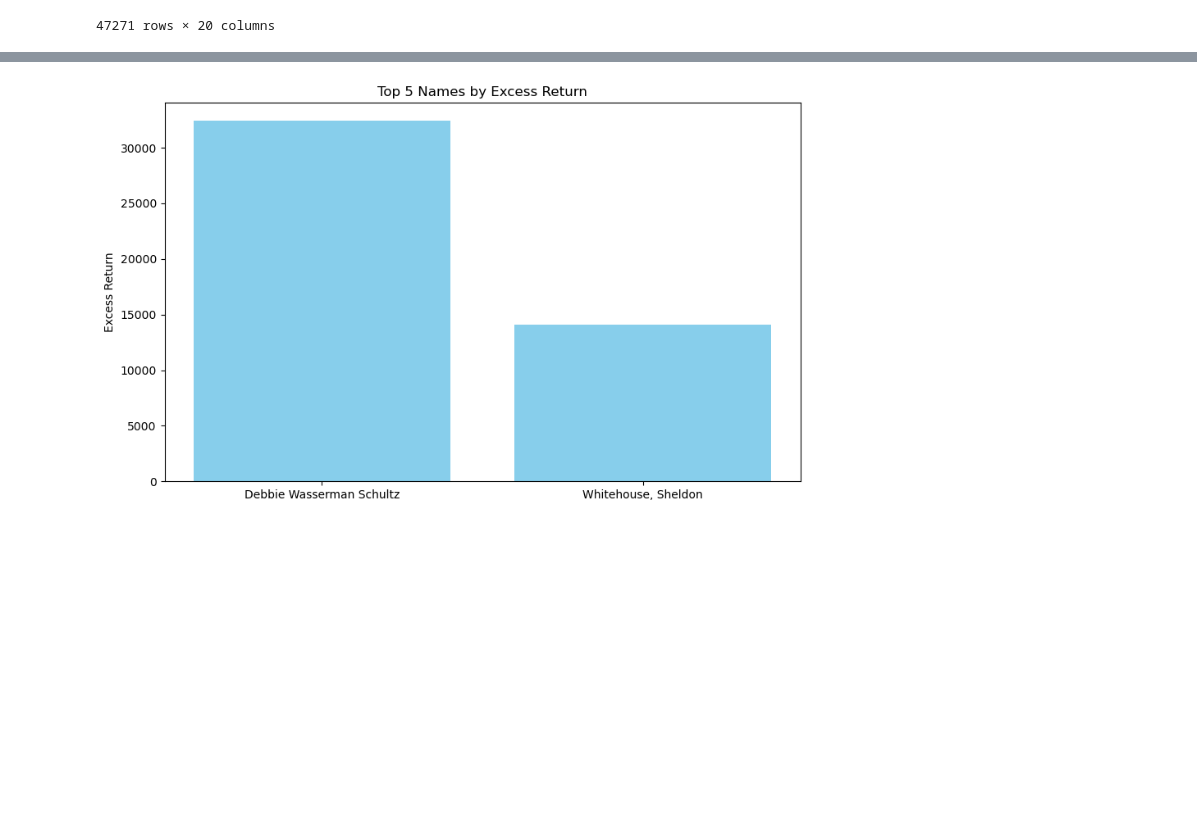
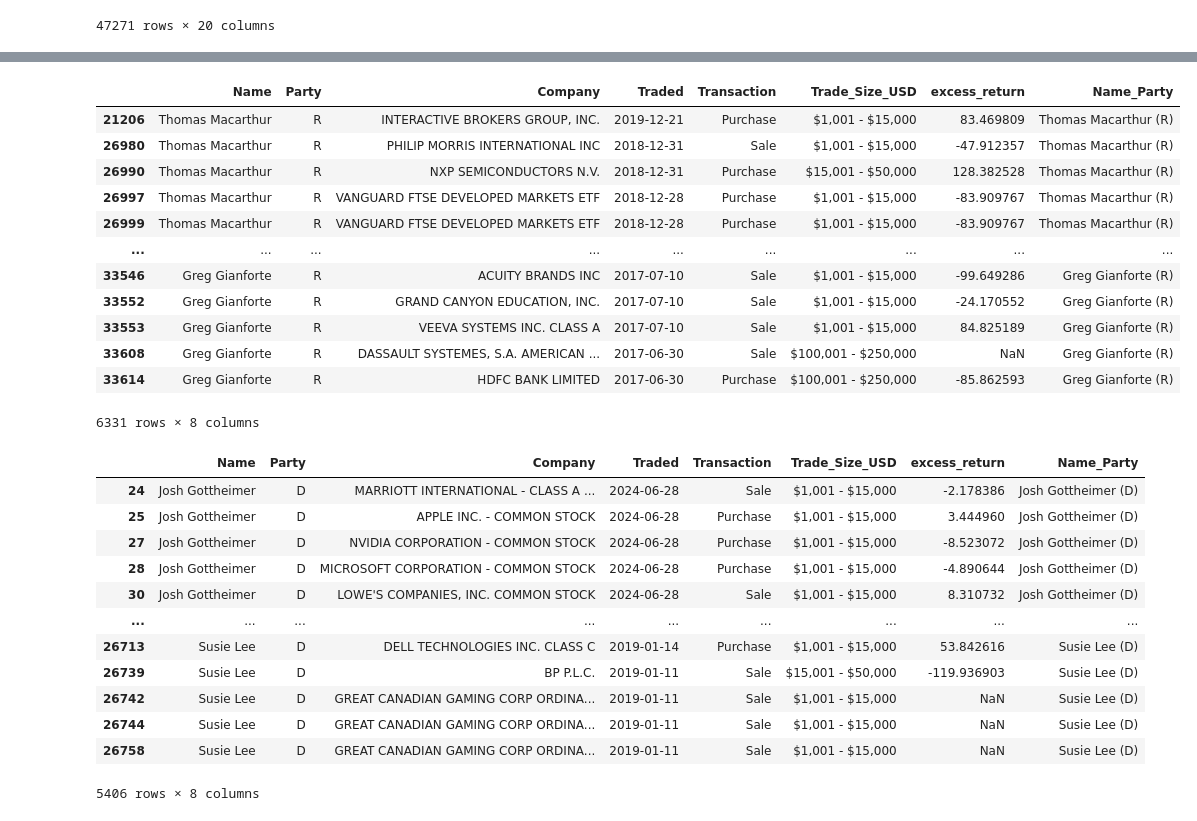
Before and after one commit to tsjohns9/ai-project-1, a Jupyter notebook: spencer.ipynb, the cells around one changed output, grey strips where cells are left out. Saved outputs shown, nothing was run; the diff lists cells and outputs as text; code cells hidden in the pictures; blank space fills up the shorter version.

```diff
--- a/spencer.ipynb
+++ b/spencer.ipynb
@@ -73,15 +67,42 @@ print(Gottheim_df)
-# %%
-plt.figure(figsize=(10, 6))
-plt.bar(x_df['Name'], Gottheim_df['excess_return'], color='skyblue')
-
-# Add labels and title
-# plt.xlabel('Name')
-plt.ylabel('Excess Return')
-plt.title(f'Top {n} Names by Excess Return')
-plt.xticks(rotation=0)
-
-# Display the plot
-# plt.tight_layout()
-plt.show()
-# %% [output]
-[figure, removed]
+# %%
+df_josh = x_df_clean[x_df_clean['Name_Party'] == 'Josh Gottheimer (D)']
+df_thomas = x_df_clean[x_df_clean['Name_Party'] == 'Thomas Macarthur (R)']
+df_perdue = x_df_clean[x_df_clean['Name_Party'] == 'Perdue, David (R)']
+df_lois = x_df_clean[x_df_clean['Name_Party'] == 'Lois Frankel (D)']
+df_greg = x_df_clean[x_df_clean['Name_Party'] == 'Greg Gianforte (R)']
+df_susie = x_df_clean[x_df_clean['Name_Party'] == 'Susie Lee (D)']
+# %%
+df_r = [df_thomas, df_perdue, df_greg]
+combined_rep_df = pd.concat(df_r, axis=0)
+display(combined_rep_df)
+
+df_d = [df_josh, df_lois, df_susie]
+combined_dem_df = pd.concat(df_d, axis=0)
+display(combined_dem_df)
+# %% [output]
+|  | Name | Party | Company | Traded | Transaction | Trade_Size_USD | excess_return | Name_Party |
+| 21206 | Thomas Macarthur | R | INTERACTIVE BROKERS GROUP, INC. | 2019-12-21 | Purchase | $1,001 - $15,000 | 83.469809 | Thomas Macarthur (R) |
+| 26980 | Thomas Macarthur | R | PHILIP MORRIS INTERNATIONAL INC | 2018-12-31 | Sale | $1,001 - $15,000 | -47.912357 | Thomas Macarthur (R) |
+| 26990 | Thomas Macarthur | R | NXP SEMICONDUCTORS N.V. | 2018-12-31 | Purchase | $15,001 - $50,000 | 128.382528 | Thomas Macarthur (R) |
+| 26997 | Thomas Macarthur | R | VANGUARD FTSE DEVELOPED MARKETS ETF | 2018-12-28 | Purchase | $1,001 - $15,000 | -83.909767 | Thomas Macarthur (R) |
+| 26999 | Thomas Macarthur | R | VANGUARD FTSE DEVELOPED MARKETS ETF | 2018-12-28 | Purchase | $1,001 - $15,000 | -83.909767 | Thomas Macarthur (R) |
+| ... | ... | ... | ... | ... | ... | ... | ... | ... |
+| 33546 | Greg Gianforte | R | ACUITY BRANDS INC | 2017-07-10 | Sale | $1,001 - $15,000 | -99.649286 | Greg Gianforte (R) |
+| 33552 | Greg Gianforte | R | GRAND CANYON EDUCATION, INC. | 2017-07-10 | Sale | $1,001 - $15,000 | -24.170552 | Greg Gianforte (R) |
+| 33553 | Greg Gianforte | R | VEEVA SYSTEMS INC. CLASS A | 2017-07-10 | Sale | $1,001 - $15,000 | 84.825189 | Greg Gianforte (R) |
+| 33608 | Greg Gianforte | R | DASSAULT SYSTEMES, S.A. AMERICAN ... | 2017-06-30 | Sale | $100,001 - $250,000 | NaN | Greg Gianforte (R) |
+| 33614 | Greg Gianforte | R | HDFC BANK LIMITED | 2017-06-30 | Purchase | $100,001 - $250,000 | -85.862593 | Greg Gianforte (R) |
+6331 rows × 8 columns
+|  | Name | Party | Company | Traded | Transaction | Trade_Size_USD | excess_return | Name_Party |
+| 24 | Josh Gottheimer | D | MARRIOTT INTERNATIONAL - CLASS A ... | 2024-06-28 | Sale | $1,001 - $15,000 | -2.178386 | Josh Gottheimer (D) |
+| 25 | Josh Gottheimer | D | APPLE INC. - COMMON STOCK | 2024-06-28 | Purchase | $1,001 - $15,000 | 3.444960 | Josh Gottheimer (D) |
+| 27 | Josh Gottheimer | D | NVIDIA CORPORATION - COMMON STOCK | 2024-06-28 | Purchase | $1,001 - $15,000 | -8.523072 | Josh Gottheimer (D) |
+| 28 | Josh Gottheimer | D | MICROSOFT CORPORATION - COMMON STOCK | 2024-06-28 | Purchase | $1,001 - $15,000 | -4.890644 | Josh Gottheimer (D) |
+| 30 | Josh Gottheimer | D | LOWE'S COMPANIES, INC. COMMON STOCK | 2024-06-28 | Sale | $1,001 - $15,000 | 8.310732 | Josh Gottheimer (D) |
+| ... | ... | ... | ... | ... | ... | ... | ... | ... |
+| 26713 | Susie Lee | D | DELL TECHNOLOGIES INC. CLASS C | 2019-01-14 | Purchase | $1,001 - $15,000 | 53.842616 | Susie Lee (D) |
+| 26739 | Susie Lee | D | BP P.L.C. | 2019-01-11 | Sale | $15,001 - $50,000 | -119.936903 | Susie Lee (D) |
+| 26742 | Susie Lee | D | GREAT CANADIAN GAMING CORP ORDINA... | 2019-01-11 | Sale | $1,001 - $15,000 | NaN | Susie Lee (D) |
+| 26744 | Susie Lee | D | GREAT CANADIAN GAMING CORP ORDINA... | 2019-01-11 | Sale | $1,001 - $15,000 | NaN | Susie Lee (D) |
+| 26758 | Susie Lee | D | GREAT CANADIAN GAMING CORP ORDINA... | 2019-01-11 | Sale | $1,001 - $15,000 | NaN | Susie Lee (D) |
+5406 rows × 8 columns
```
Also changed, not shown: parts of 4 cells of this notebook, 1 other file.
